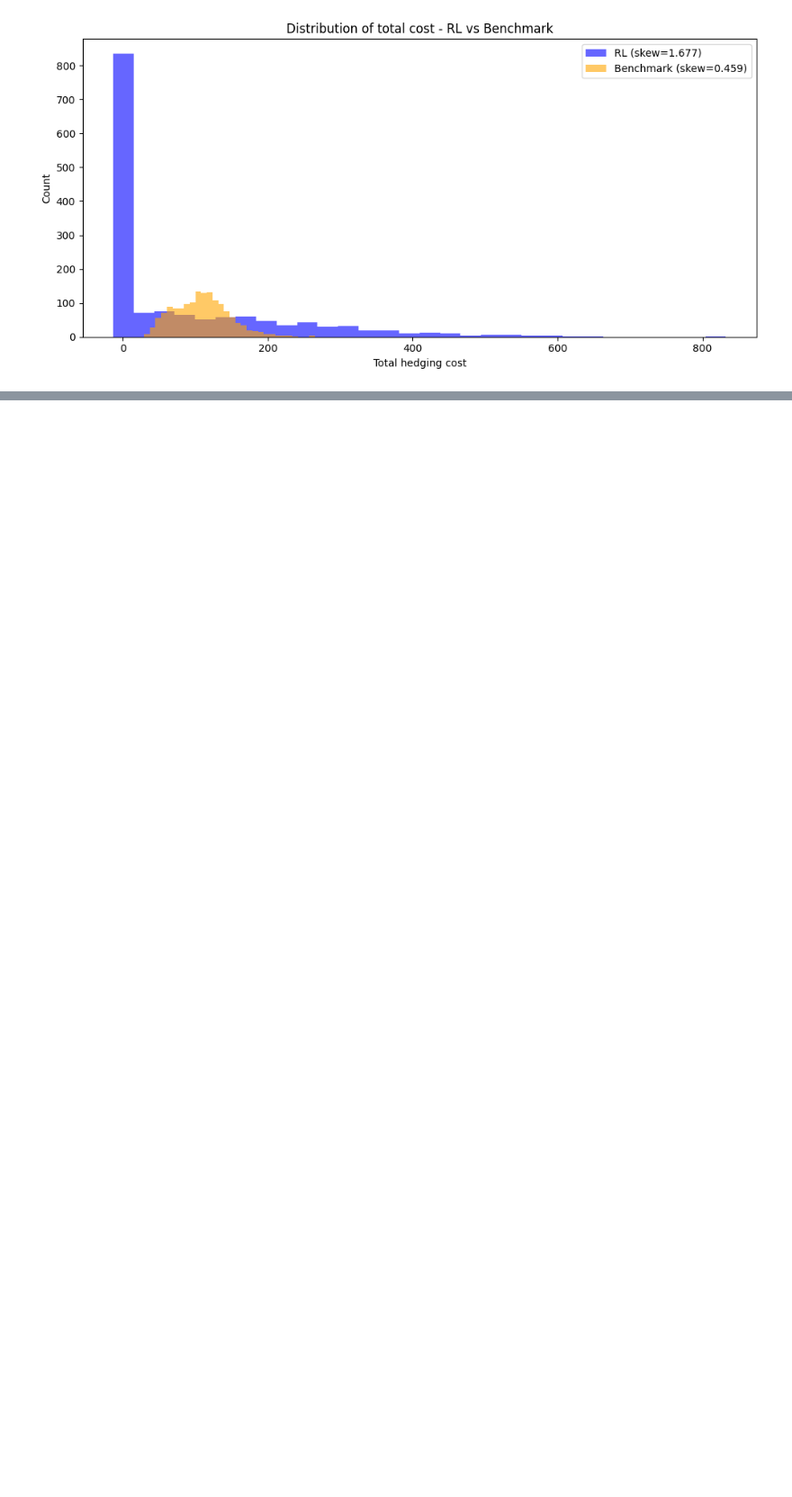
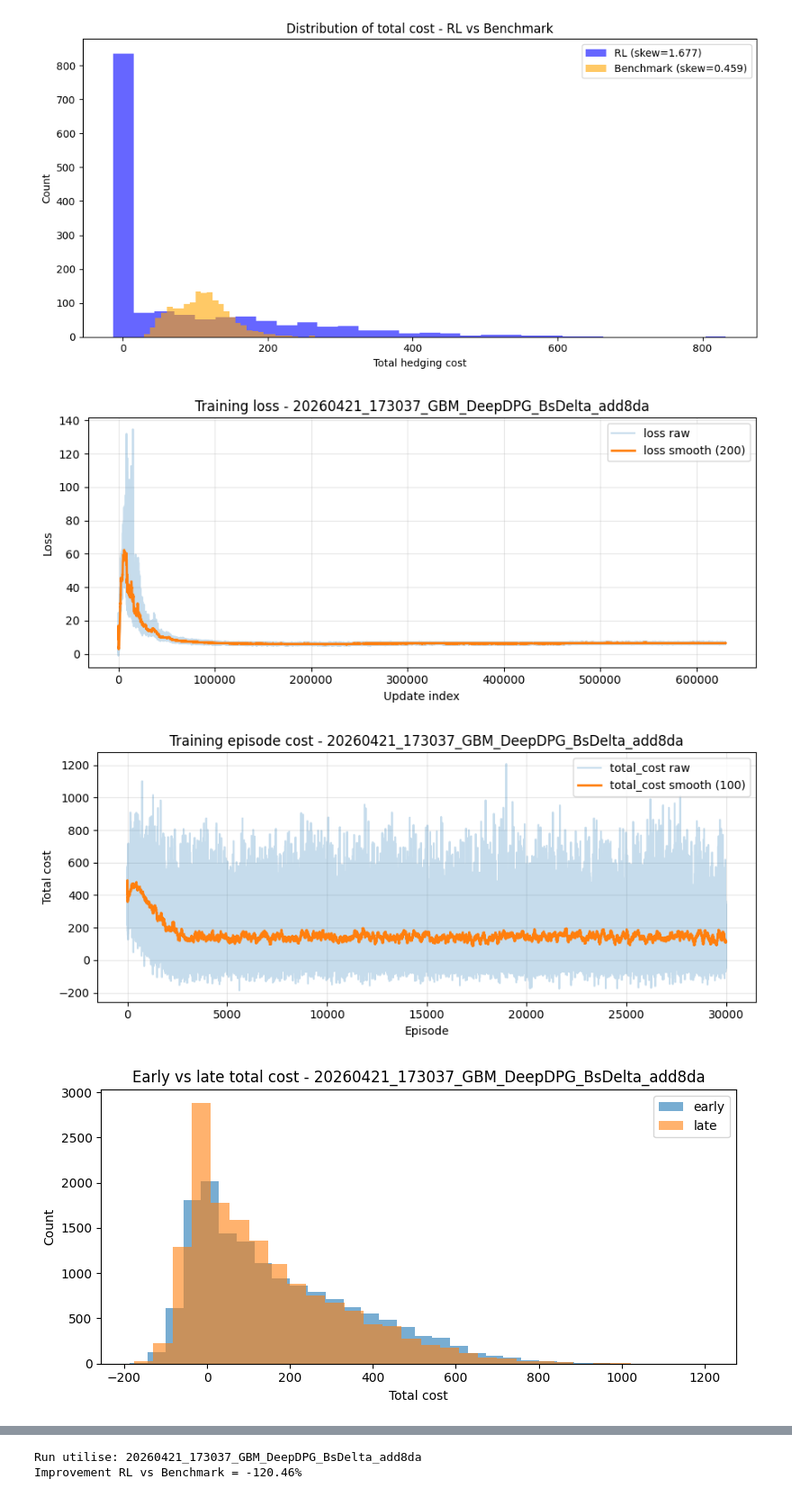
Before and after one commit to thibault-charbonnier/deep-hedging, a Jupyter notebook: notebooks/plot.ipynb, the cells around one changed output, grey strips where cells are left out. Shown at 90% size. Cells and saved outputs as stored; diff of their text form; code cells hidden in the pictures; blank space fills up the shorter version.

```diff
--- a/notebooks/plot.ipynb
+++ b/notebooks/plot.ipynb
@@ -55,3 +55,9 @@ Skewness Analysis:
 [figure]
 [figure]
 [figure]
+# %%
+plot_all_graphs("20260421_173037_GBM_DeepDPG_BsDelta_add8da")
+# %% [output]
+[figure, added]
+[figure, added]
+[figure, added]
@@ -57,0 +65,2 @@ Skewness Analysis:
+Run utilise: 20260421_173037_GBM_DeepDPG_BsDelta_add8da
+Improvement RL vs Benchmark = -120.46%
```
Also changed, not shown: parts of 3 cells of this notebook, 10 other files.
